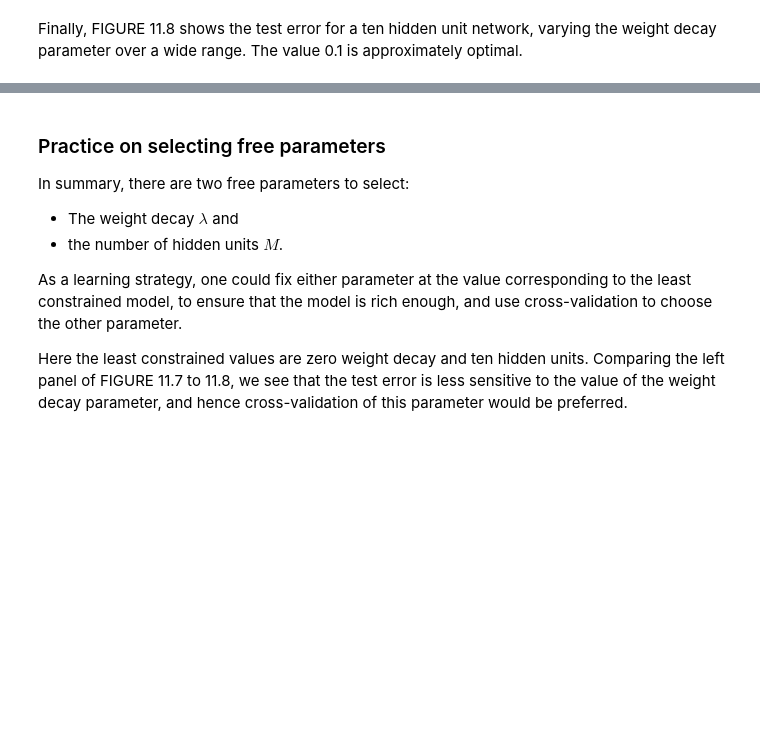
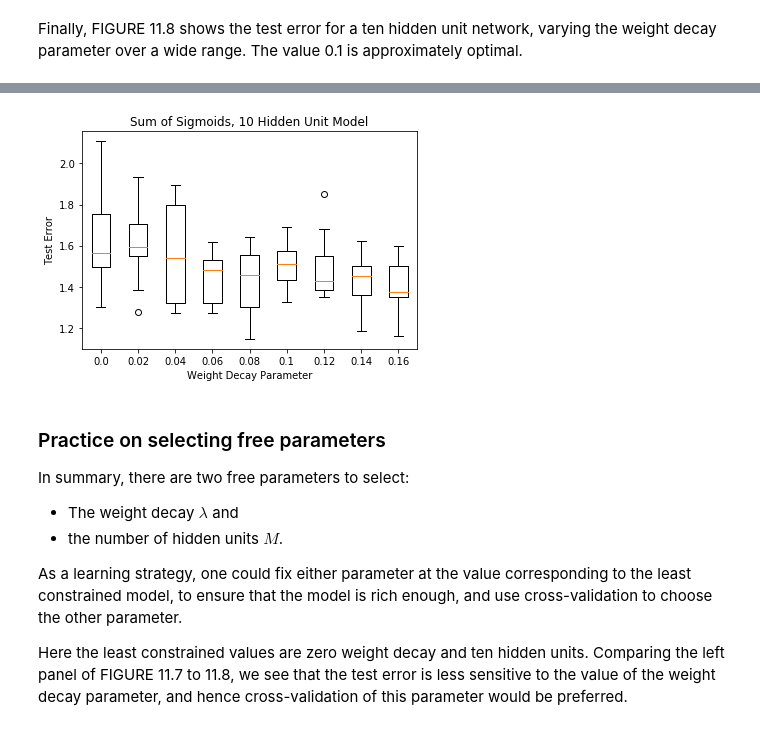
Before and after one commit to dgkim5360/the-elements-of-statistical-learning-notebooks, a Jupyter notebook: chapter11-neural-networks/section06-example-simulated-data.ipynb, the cells around one changed output, grey strips where cells are left out. Saved outputs shown, nothing was run; the diff lists cells and outputs as text; code cells hidden in the pictures; blank space fills up the shorter version.

```diff
--- a/chapter11-neural-networks/section06-example-simulated-data.ipynb
+++ b/chapter11-neural-networks/section06-example-simulated-data.ipynb
@@ -260,3 +476,14 @@ Under construction ...
+# %%
+fig4 = plt.figure(4)
+ax41 = fig4.add_subplot(1, 1, 1)
+ax41.boxplot((errors_test_10wd/errrate_bayes_sigmoid).T,
+             labels=scipy.arange(0, .161, .02))
+ax41.set_xlabel('Weight Decay Parameter')
+ax41.set_ylabel('Test Error')
+ax41.set_title('Sum of Sigmoids, 10 Hidden Unit Model')
+plt.show()
+# %% [output]
+[figure, added]
 # %% [markdown]
 ### Practice on selecting free parameters
 
```
Also changed, not shown: parts of 18 cells of this notebook.
